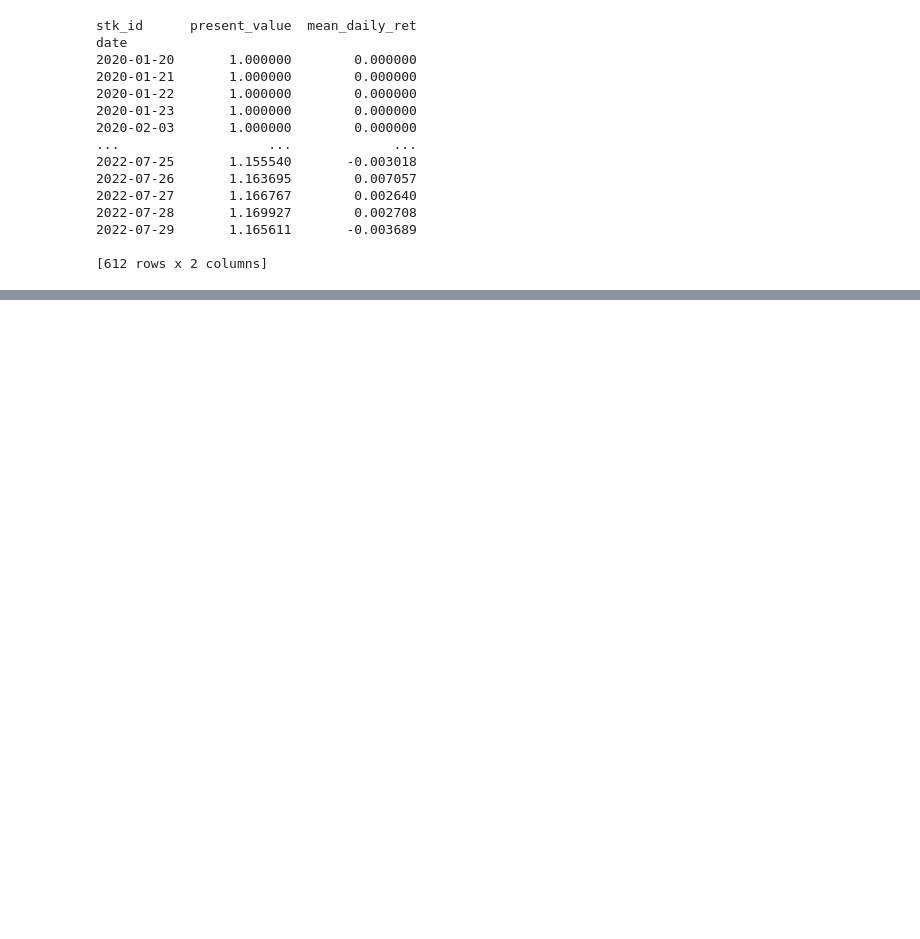
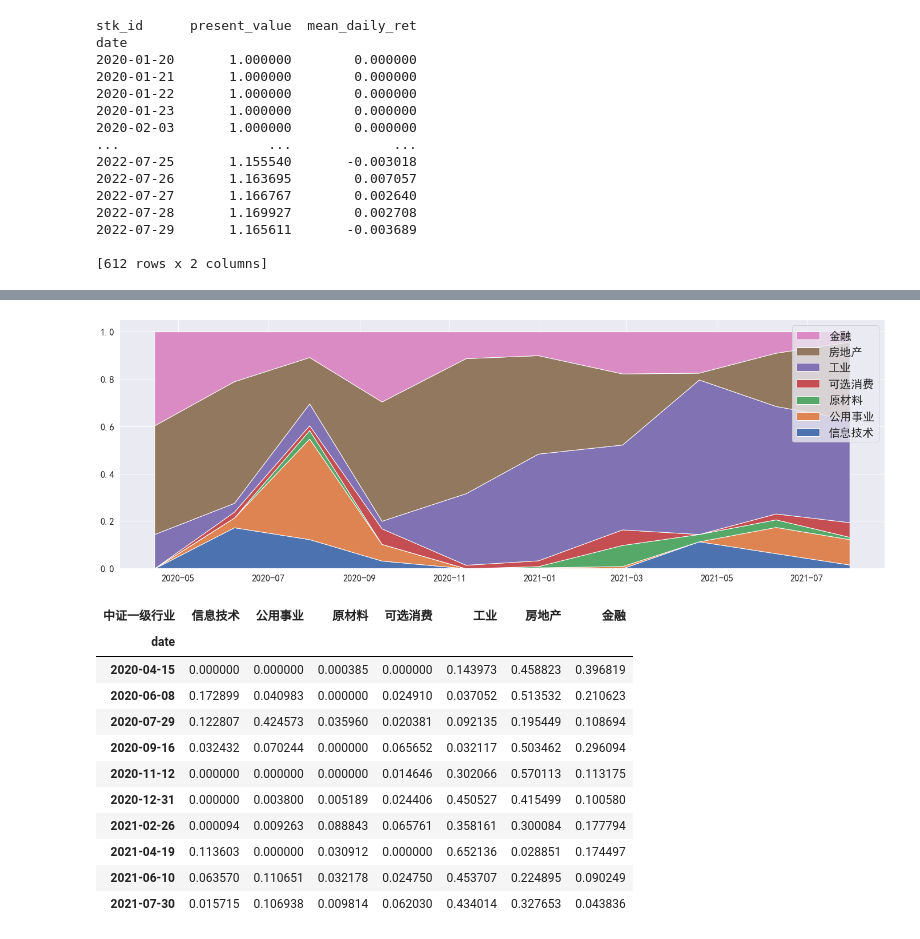
Before and after one commit to bmlang/quant_homework, a Jupyter notebook: your_repo/test.ipynb, the cells around one changed output, grey strips where cells are left out. Cells and saved outputs as stored; diff of their text form; code cells hidden in the pictures; blank space fills up the shorter version.

```diff
--- a/your_repo/test.ipynb
+++ b/your_repo/test.ipynb
@@ -143,0 +150,18 @@ Alpha191_first20.alpha020(stock_data).tail()
+# %%
+signal_2 = result_2[1].iloc[20:]
+analysis_result_2 = position_analysis(signal_2)
+analysis_result_2
+# %% [output]
+[figure, added]
+| 中证一级行业 | 信息技术 | 公用事业 | 原材料 | 可选消费 | 工业 | 房地产 | 金融 |
+| date |  |  |  |  |  |  |  |
+| 2020-04-15 | 0.000000 | 0.000000 | 0.000385 | 0.000000 | 0.143973 | 0.458823 | 0.396819 |
+| 2020-06-08 | 0.172899 | 0.040983 | 0.000000 | 0.024910 | 0.037052 | 0.513532 | 0.210623 |
+| 2020-07-29 | 0.122807 | 0.424573 | 0.035960 | 0.020381 | 0.092135 | 0.195449 | 0.108694 |
+| 2020-09-16 | 0.032432 | 0.070244 | 0.000000 | 0.065652 | 0.032117 | 0.503462 | 0.296094 |
+| 2020-11-12 | 0.000000 | 0.000000 | 0.000000 | 0.014646 | 0.302066 | 0.570113 | 0.113175 |
+| 2020-12-31 | 0.000000 | 0.003800 | 0.005189 | 0.024406 | 0.450527 | 0.415499 | 0.100580 |
+| 2021-02-26 | 0.000094 | 0.009263 | 0.088843 | 0.065761 | 0.358161 | 0.300084 | 0.177794 |
+| 2021-04-19 | 0.113603 | 0.000000 | 0.030912 | 0.000000 | 0.652136 | 0.028851 | 0.174497 |
+| 2021-06-10 | 0.063570 | 0.110651 | 0.032178 | 0.024750 | 0.453707 | 0.224895 | 0.090249 |
+| 2021-07-30 | 0.015715 | 0.106938 | 0.009814 | 0.062030 | 0.434014 | 0.327653 | 0.043836 |
```
Also changed, not shown: parts of 14 cells of this notebook.
